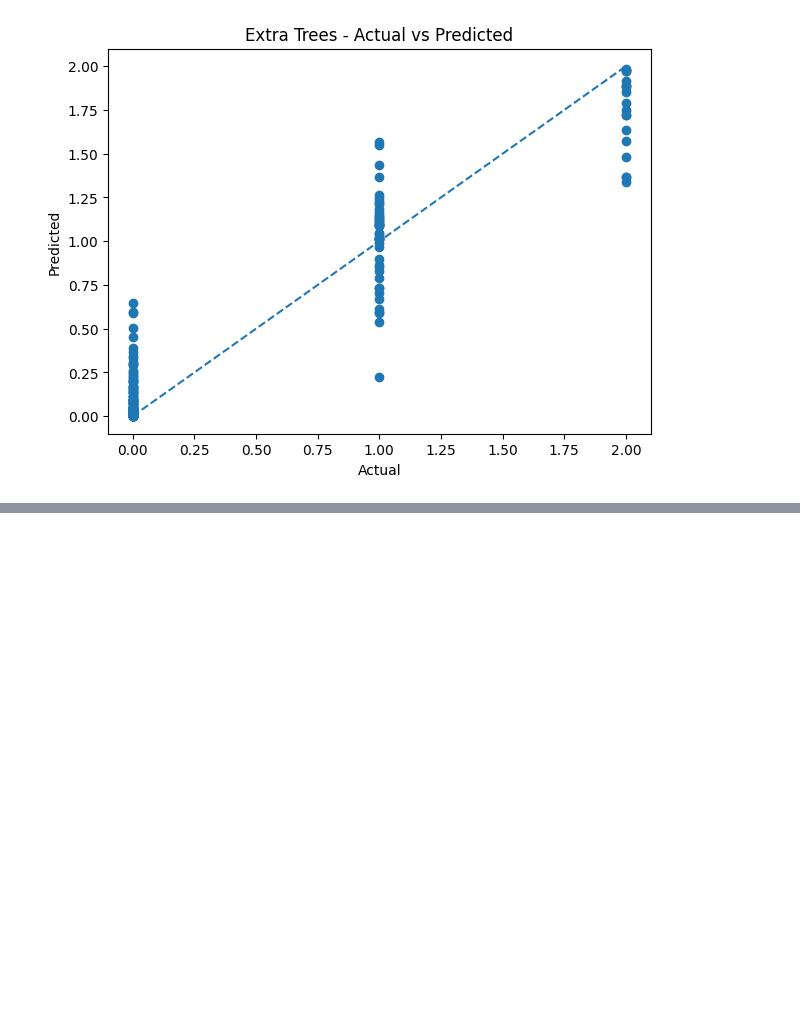
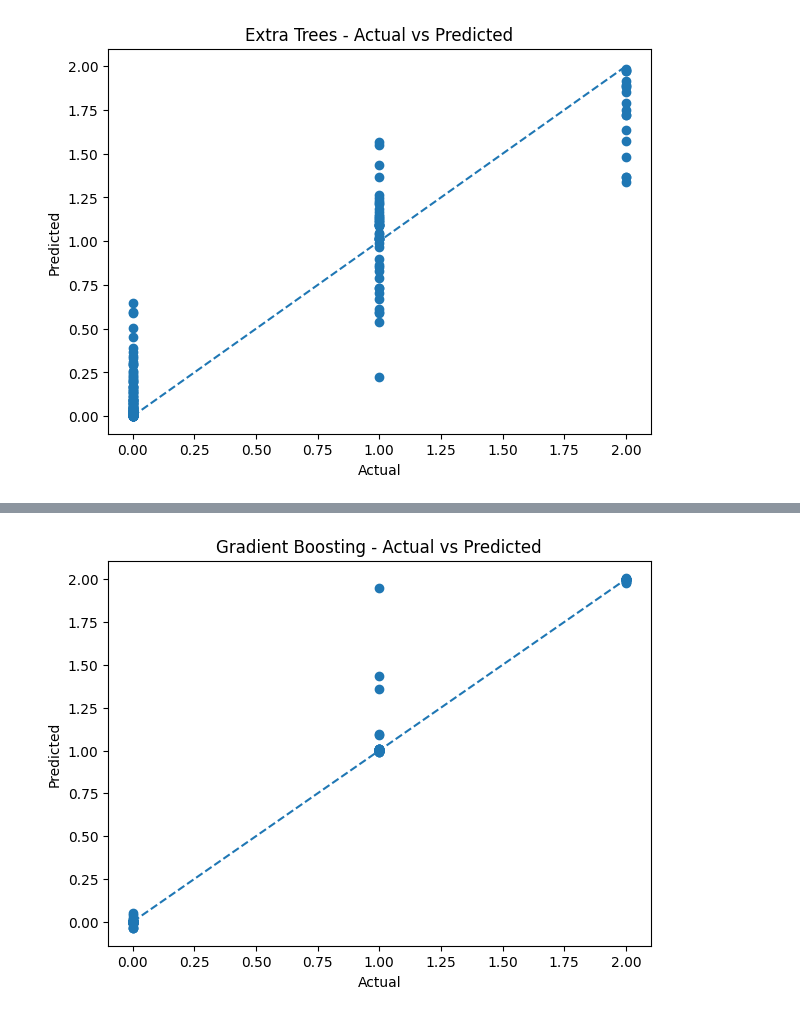
Before and after one commit to samifahim07/FitCoach-AI-Personal-Workout-Intelligence-System, a Jupyter notebook: fitcoach_ai(regression).ipynb, the cells around one changed output, grey strips where cells are left out. Drawn from its saved outputs; the diff is of its cells as text; code cells hidden in the pictures; blank space fills up the shorter version.

Commit message:
Implement Gradient Boosting Regressor with hyperparameter tuning and evaluation metrics

```diff
--- a/fitcoach_ai(regression).ipynb
+++ b/fitcoach_ai(regression).ipynb
@@ -304,3 +304,80 @@ MAE : 0.13435897435897434
 MSE : 0.04471948717948718
 RMSE : 0.21146982569503192
 [figure]
+# %%
+# Gradient Boosting Regressor
+
+gb = GradientBoostingRegressor(
+    random_state=42
+)
+
+gb_param_grid = {
+    'n_estimators': [100, 200],
+    'learning_rate': [0.05, 0.1],
+    'max_depth': [3, 5],
+    'min_samples_split': [2, 5]
+}
+
+gb_grid = GridSearchCV(
+    gb,
+    gb_param_grid,
+    cv=5,
+    scoring='r2',
+    n_jobs=-1
+)
+
+model_gb = gb_grid.fit(xtrain, ytrain)
+
+# Best Parameters
+
+print("Best Parameters For Gradient Boosting:")
+print(model_gb.best_params_)
+print("\n")
+
+# Training Score
+
+print("Training Score For Gradient Boosting :",model_gb.score(xtrain, ytrain) * 100)
+
+# Testing Score
+
+print("Testing Score For Gradient Boosting :",model_gb.score(xtest, ytest) * 100)
+
+# Predictions
+ytest_pred = model_gb.predict(xtest)
+
+# R2 Score
+r2_gb = r2_score(ytest, ytest_pred)
+print("R2 Score :", r2_gb)
+
+# MAE
+
+mae_gb = mean_absolute_error(ytest, ytest_pred)
+
+print("MAE :", mae_gb)
+
+# MSE
+mse_gb = mean_squared_error(ytest, ytest_pred)
+print("MSE :", mse_gb)
+
+# RMSE
+rmse_gb = np.sqrt(mse_gb)
+print("RMSE :", rmse_gb)
+print("\n")
+
+# Actual vs Predicted Plot
+
+plt.figure(figsize=(7, 5))
+
+plt.scatter(ytest, ytest_pred)
+
+plt.plot(
+    [ytest.min(), ytest.max()],
+    [ytest.min(), ytest.max()],
+    '--'
+)
+
+plt.xlabel("Actual")
+plt.ylabel("Predicted")
+plt.title("Gradient Boosting - Actual vs Predicted")
+plt.show()
+# %% [output]
@@ -306,0 +394 @@ RMSE : 0.21146982569503192
+[figure, added]
```
Also changed, not shown: parts of 1 cell of this notebook.
